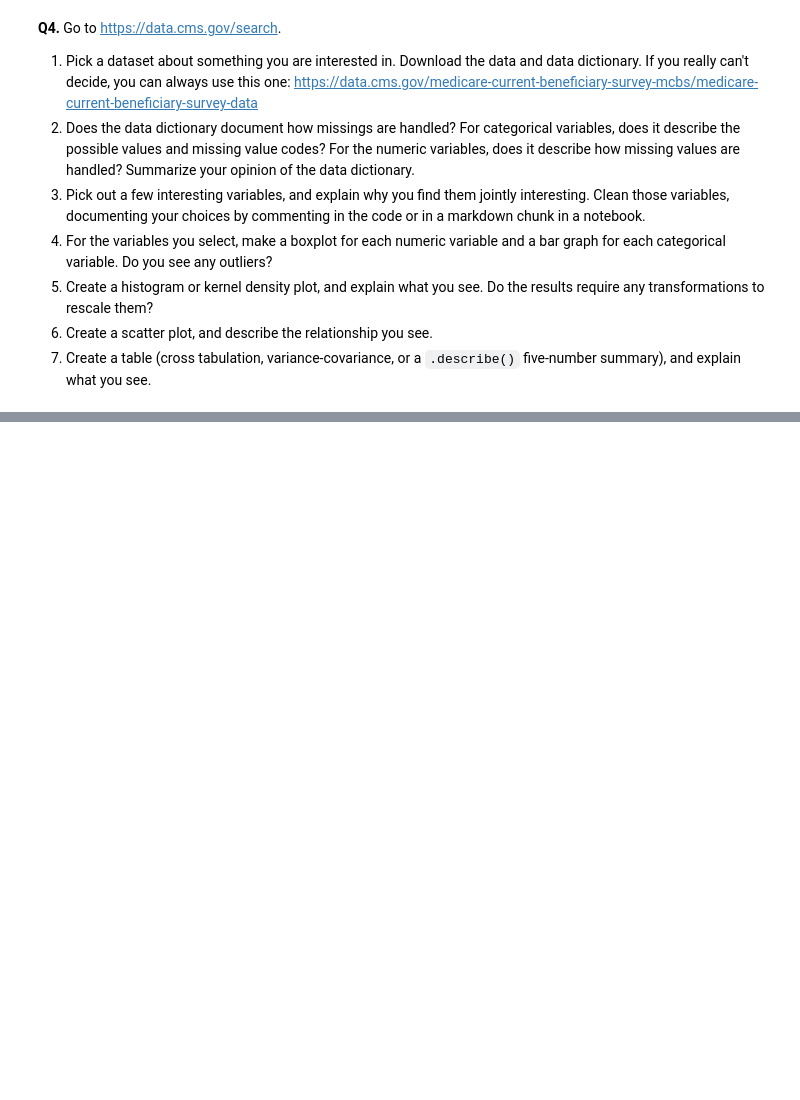
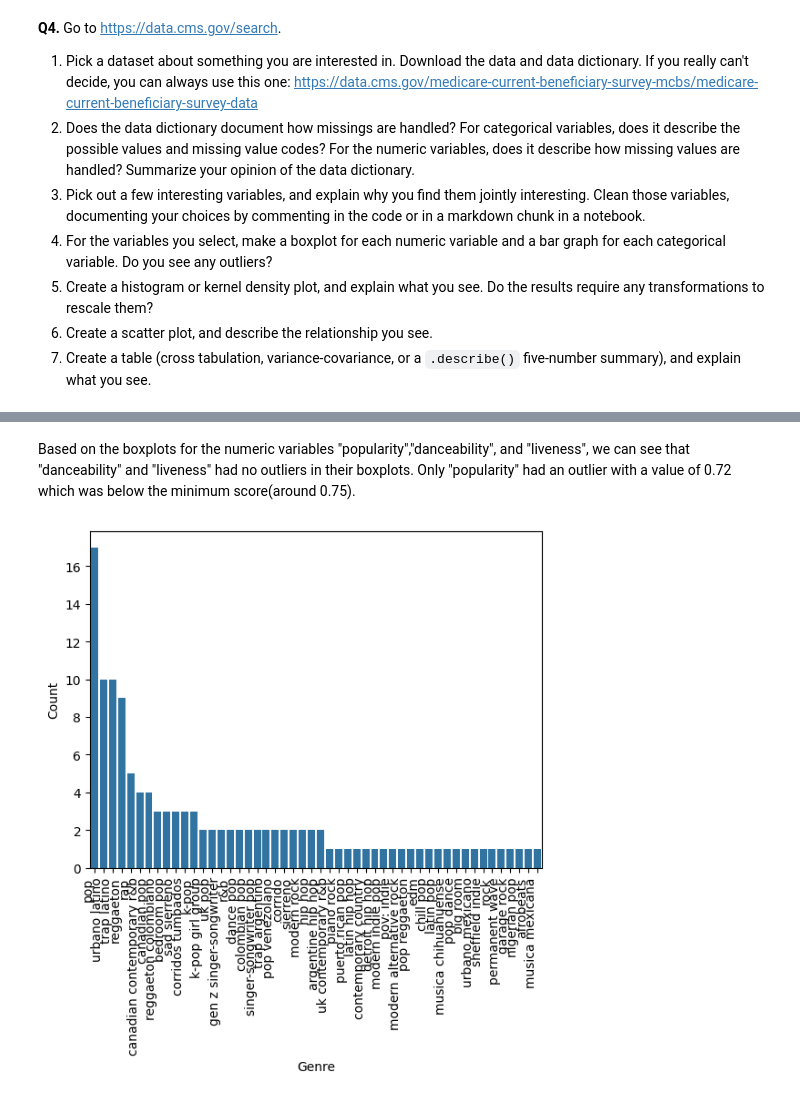
Before and after one commit to PavanVinja/visualization, a Jupyter notebook: assignment/assignment.ipynb, the cells around one changed output, grey strips where cells are left out. Saved outputs shown, nothing was run; the diff lists cells and outputs as text; code cells hidden in the pictures; blank space fills up the shorter version.

```diff
--- a/assignment/assignment.ipynb
+++ b/assignment/assignment.ipynb
@@ -226,0 +320,4 @@ For some context, the Federal government ultimately spent about $4.4 trillion in
+# %%
+genre_count = pd.Series(all_genres).value_counts()
+new_genres = pd.DataFrame({'Genre': genre_count.index, 'Count': genre_count.values}) #retrieves all genres and finds count for each
+print(new_genres)
@@ -226,0 +374,9 @@ For some context, the Federal government ultimately spent about $4.4 trillion in
+# %% [markdown]
+Based on the boxplots for the numeric variables "popularity","danceability", and "liveness", we can see that "danceability" and "liveness" had no outliers in their boxplots. Only "popularity" had an outlier with a value of 0.72 which was below the minimum score(around 0.75).
+# %%
+import matplotlib.pyplot as plt
+sns.barplot(data=new_genres, x='Genre', y='Count')
+plt.xticks(rotation=90, ha='right')
+plt.show()
+# %% [output]
+[figure, added]
```
Also changed, not shown: parts of 16 cells of this notebook.
